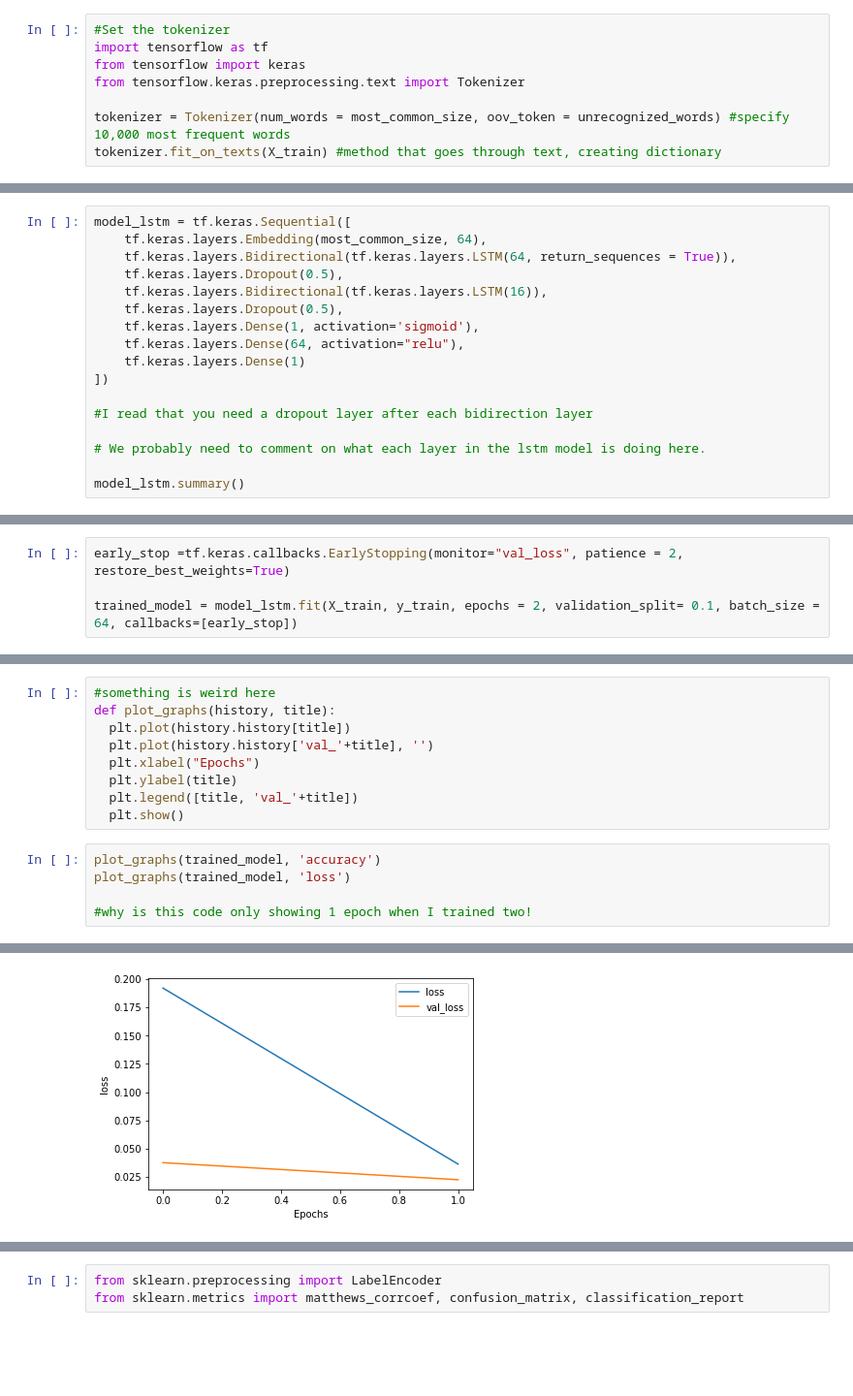
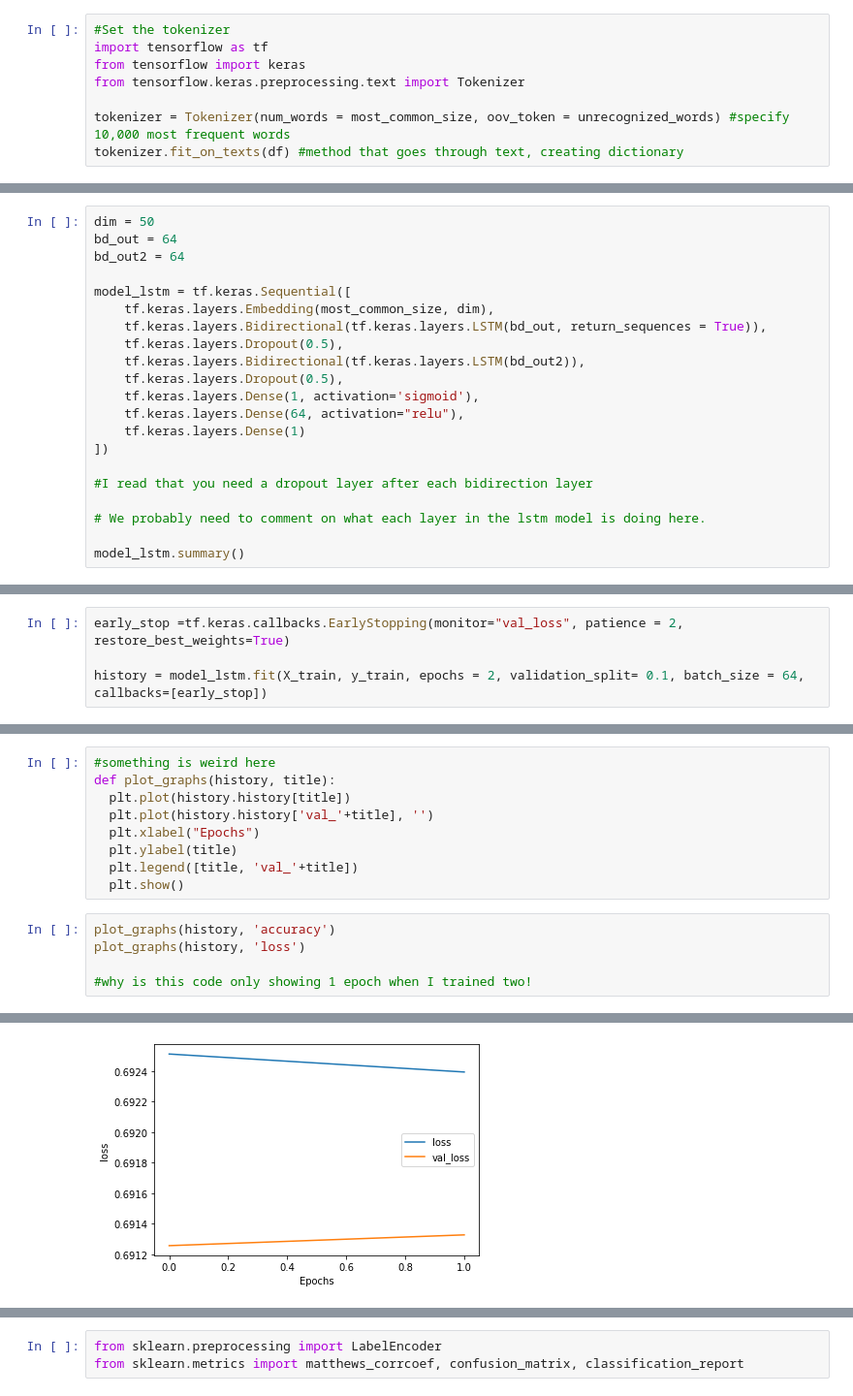
Before and after one commit to rainbowjoy1/MachineLearningClass, a Jupyter notebook: QB for Mandatory Assignment 2.ipynb, the cells around one changed output, grey strips where cells are left out. Shown: that part at 97% size. Saved outputs shown, nothing was run; the diff lists cells and outputs as text; blank space fills up the shorter version.

```diff
--- a/QB for Mandatory Assignment 2.ipynb
+++ b/QB for Mandatory Assignment 2.ipynb
@@ -163,4 +146,4 @@ from tensorflow import keras
 from tensorflow.keras.preprocessing.text import Tokenizer
 
 tokenizer = Tokenizer(num_words = most_common_size, oov_token = unrecognized_words) #specify 10,000 most frequent words
-tokenizer.fit_on_texts(X_train) #method that goes through text, creating dictionary
+tokenizer.fit_on_texts(df) #method that goes through text, creating dictionary
@@ -177,9 +189,13 @@ You can call Bi-Directional LSTM from Keras and where fitting set Sigmoid and Re
 # %%
+dim = 50
+bd_out = 64
+bd_out2 = 64
+
 model_lstm = tf.keras.Sequential([
-    tf.keras.layers.Embedding(most_common_size, 64),
-    tf.keras.layers.Bidirectional(tf.keras.layers.LSTM(64, return_sequences = True)),
+    tf.keras.layers.Embedding(most_common_size, dim),
+    tf.keras.layers.Bidirectional(tf.keras.layers.LSTM(bd_out, return_sequences = True)),
     tf.keras.layers.Dropout(0.5),
-    tf.keras.layers.Bidirectional(tf.keras.layers.LSTM(16)),
+    tf.keras.layers.Bidirectional(tf.keras.layers.LSTM(bd_out2)),
     tf.keras.layers.Dropout(0.5),
     tf.keras.layers.Dense(1, activation='sigmoid'),
     tf.keras.layers.Dense(64, activation="relu"),
@@ -277,6 +236,6 @@ During training set the batch size to 64 and the number of epochs to 2
 # %%
 early_stop =tf.keras.callbacks.EarlyStopping(monitor="val_loss", patience = 2, restore_best_weights=True)
 
-trained_model = model_lstm.fit(X_train, y_train, epochs = 2, validation_split= 0.1, batch_size = 64, callbacks=[early_stop])
+history = model_lstm.fit(X_train, y_train, epochs = 2, validation_split= 0.1, batch_size = 64, callbacks=[early_stop])
 # %% [output]
 Epoch 1/2
@@ -301,8 +260,8 @@ def plot_graphs(history, title):
   plt.legend([title, 'val_'+title])
   plt.show()
 # %%
-plot_graphs(trained_model, 'accuracy')
-plot_graphs(trained_model, 'loss')
+plot_graphs(history, 'accuracy')
+plot_graphs(history, 'loss')
 
 #why is this code only showing 1 epoch when I trained two!
 # %% [output]
@@ -310,4 +269,4 @@ plot_graphs(trained_model, 'loss')
-[figure, old version]
+[figure, new version]
 # %%
  from matplotlib import pyplot
 
```
Also changed, not shown: parts of 24 cells of this notebook.
